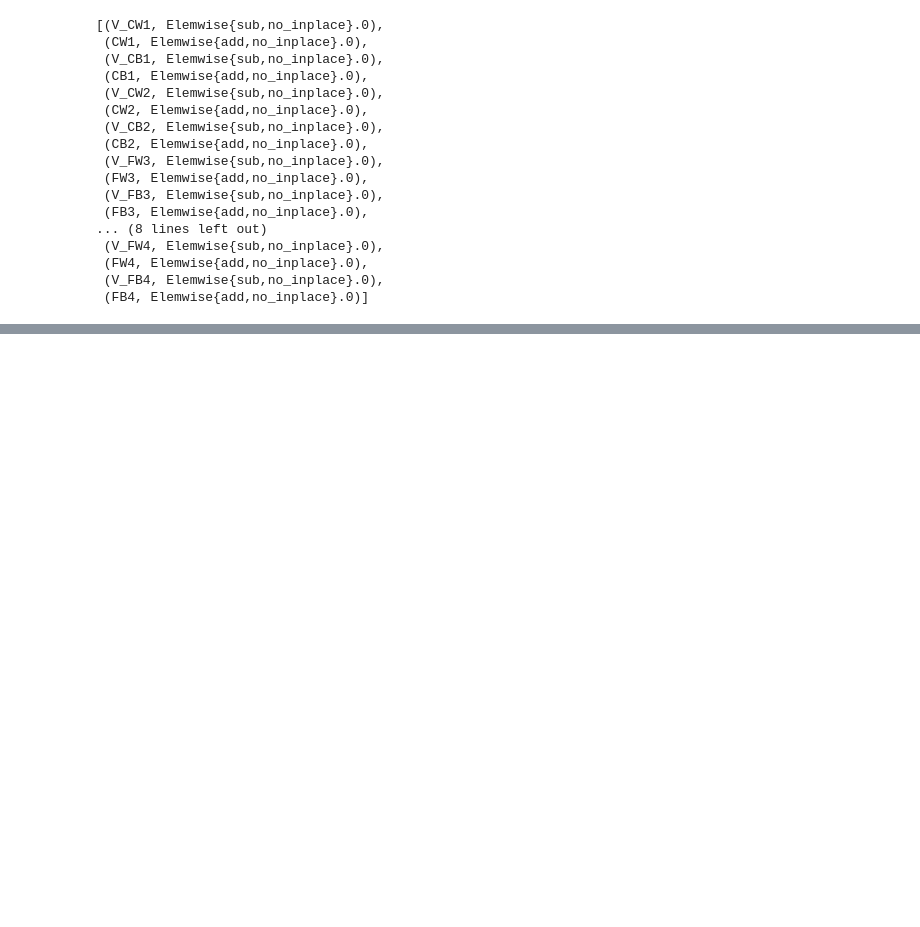
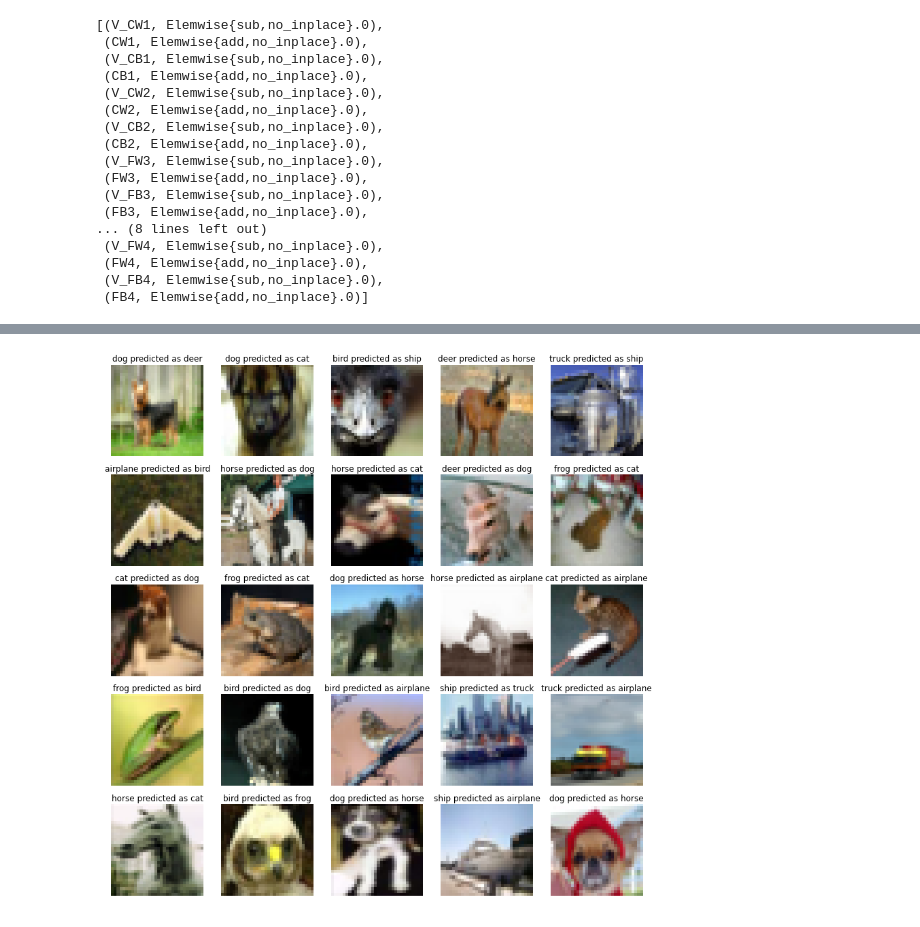
Before and after one commit to koratel/nn_cifar10, a Jupyter notebook: cifar10-convolutions.ipynb, the cells around one changed output, grey strips where cells are left out. Saved outputs shown, nothing was run; the diff lists cells and outputs as text; code cells hidden in the pictures; blank space fills up the shorter version.

```diff
--- a/cifar10-convolutions.ipynb
+++ b/cifar10-convolutions.ipynb
@@ -491,0 +492,9 @@ Test error rate is 17.820000%
+# %%
+test_Y = array([], dtype=int)
+predicted_Y = array([], dtype=int)
+
+for X, Y in cifar_test_stream.get_epoch_iterator():
+        pred = predict(X).ravel()
+        predicted_Y = append(predicted_Y, predict(X).ravel())
+
+        test_Y = append(test_Y, Y.ravel())
@@ -491,0 +509,6 @@ Test error rate is 17.820000%
+# %%
+# save test results to file
+
+with open('test_results.txt', 'w') as f:
+    for i in range(test_Y.shape[0]):
+        f.write("%d %d\n" % (predicted_Y[i], test_Y[i]))
@@ -492,5 +517,28 @@ Test error rate is 17.820000%
 # %%
 from common.plotting import plot_mat
+# %%
+label_names = "airplane automobile bird cat deer dog frog horse ship truck".split(" ")
+
+wrong_labels = []
+
+for i in range(10000):
+    if test_Y[i] != predicted_Y[i]:
+        wrong_labels.append(i)
+
+#print wrong_labels
+
+figure(figsize = (14,14))
+r, c = 5, 5
+for i in range(r):
+    for j in range(c):
+        no = c*i + j
+        subplot(r, c, no+1)
+        idx = wrong_labels[no]
+        plot_mat(cifar_test.data_sources[0][idx:idx+1], cmap='gray')
+        title("%s predicted as %s" % (label_names[test_Y[idx]], label_names[predicted_Y[idx]]))
+show()
+# %% [output]
+[figure, added]
 # %%
 #How do the filters in the first layer look like?
 
```
Also changed, not shown: parts of 9 cells of this notebook, 1 other file.
